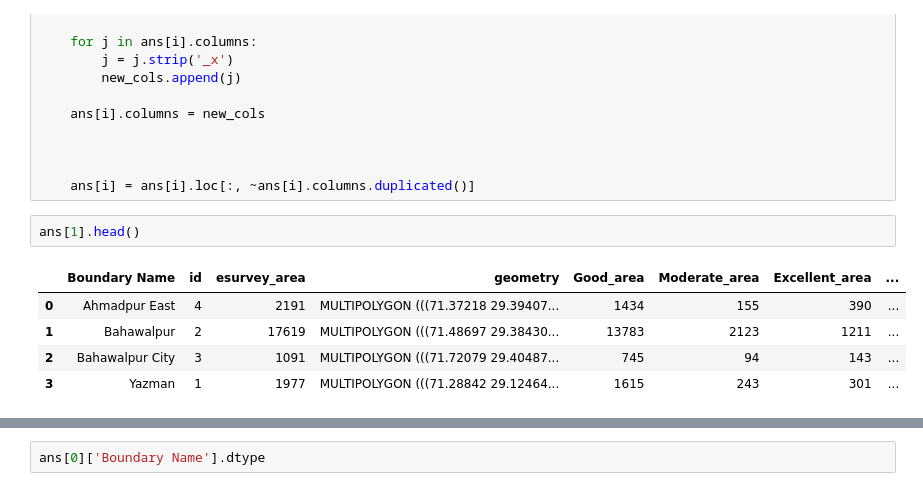
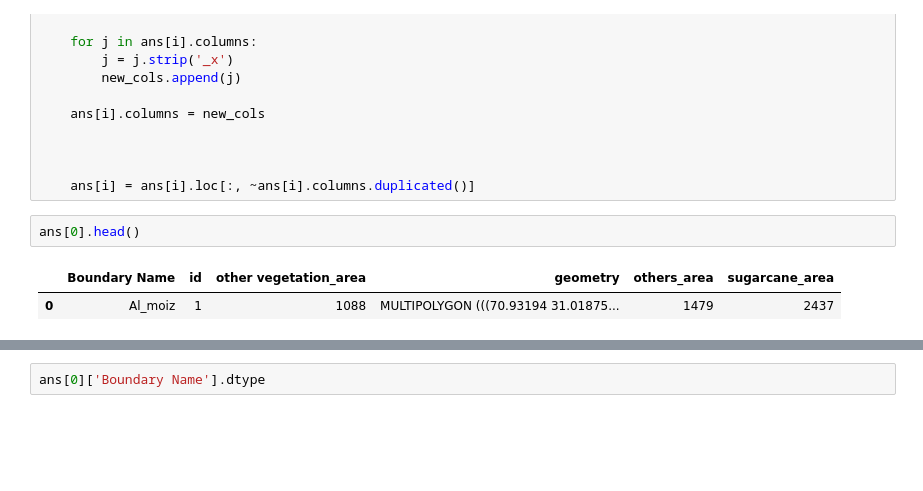
Before and after one commit to Farmdar-Dev/Cropscan-Scripts, a Jupyter notebook: B2B Console Data Preparation 1.0.ipynb, the cells around one changed output, grey strips where cells are left out. Drawn from its saved outputs; the diff is of its cells as text; blank space fills up the shorter version.

```diff
--- a/B2B Console Data Preparation 1.0.ipynb
+++ b/B2B Console Data Preparation 1.0.ipynb
@@ -500,13 +501,10 @@ for i in range(len(ans)):
 
     ans[i] = ans[i].loc[:, ~ans[i].columns.duplicated()]
 # %%
-ans[1].head()
+ans[0].head()
 # %% [output]
-|  | Boundary Name | id | esurvey_area | geometry | Good_area | Moderate_area | Excellent_area | ... |
-| 0 | Ahmadpur East | 4 | 2191 | MULTIPOLYGON (((71.37218 29.39407... | 1434 | 155 | 390 | ... |
-| 1 | Bahawalpur | 2 | 17619 | MULTIPOLYGON (((71.48697 29.38430... | 13783 | 2123 | 1211 | ... |
-| 2 | Bahawalpur City | 3 | 1091 | MULTIPOLYGON (((71.72079 29.40487... | 745 | 94 | 143 | ... |
-| 3 | Yazman | 1 | 1977 | MULTIPOLYGON (((71.28842 29.12464... | 1615 | 243 | 301 | ... |
+|  | Boundary Name | id | other vegetation_area | geometry | others_area | sugarcane_area |
+| 0 | Al_moiz | 1 | 1088 | MULTIPOLYGON (((70.93194 31.01875... | 1479 | 2437 |
 # %%
 # Making total_stats dictonary
 
```
Also changed, not shown: parts of 9 cells of this notebook.
